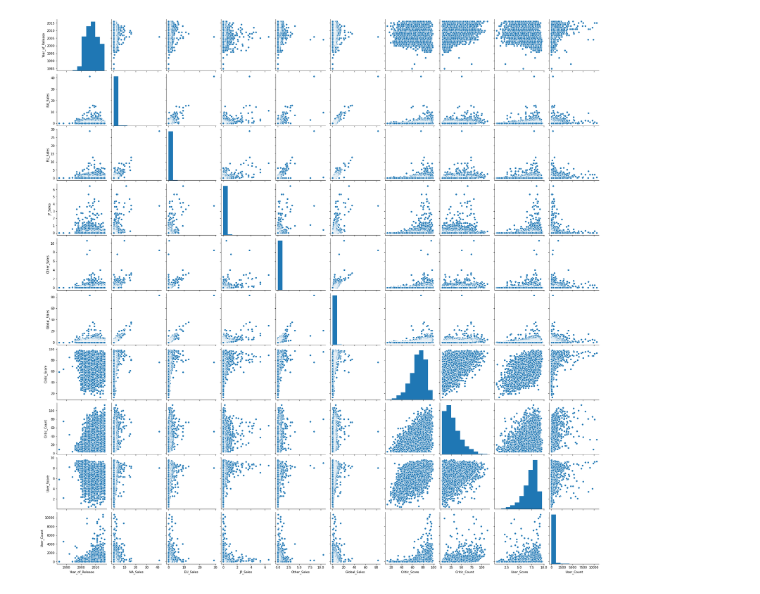
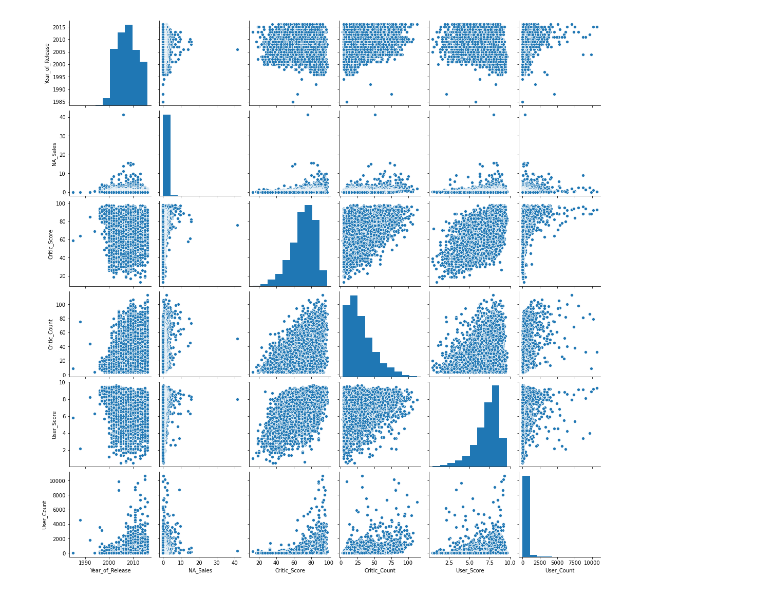
Before and after one commit to Ninjaneer1/VideoGameSalesPredictor, a Jupyter notebook: Video_Game_Sales_Predictor.ipynb, the cells around one changed output. Saved outputs shown, nothing was run; the diff lists cells and outputs as text; code cells hidden in the pictures.

```diff
--- a/Video_Game_Sales_Predictor.ipynb
+++ b/Video_Game_Sales_Predictor.ipynb
@@ -163,0 +154,3 @@ df.head()
+# %%
+df_NA = df.drop(columns=["Global_Sales", "EU_Sales", "JP_Sales", "Other_Sales"])
+df_Global = df.drop(columns=["NA_Sales", "EU_Sales", "JP_Sales", "Other_Sales"])
@@ -164,6 +194,6 @@ df.head()
 # %%
-sns.pairplot(data=df)
+sns.pairplot(data=df_NA)
 plt.show()
 # %% [output]
-[figure, old version]
+[figure, new version]
 [interactive output not drawn]
```
Also changed, not shown: parts of 61 cells of this notebook, 1 other file.
